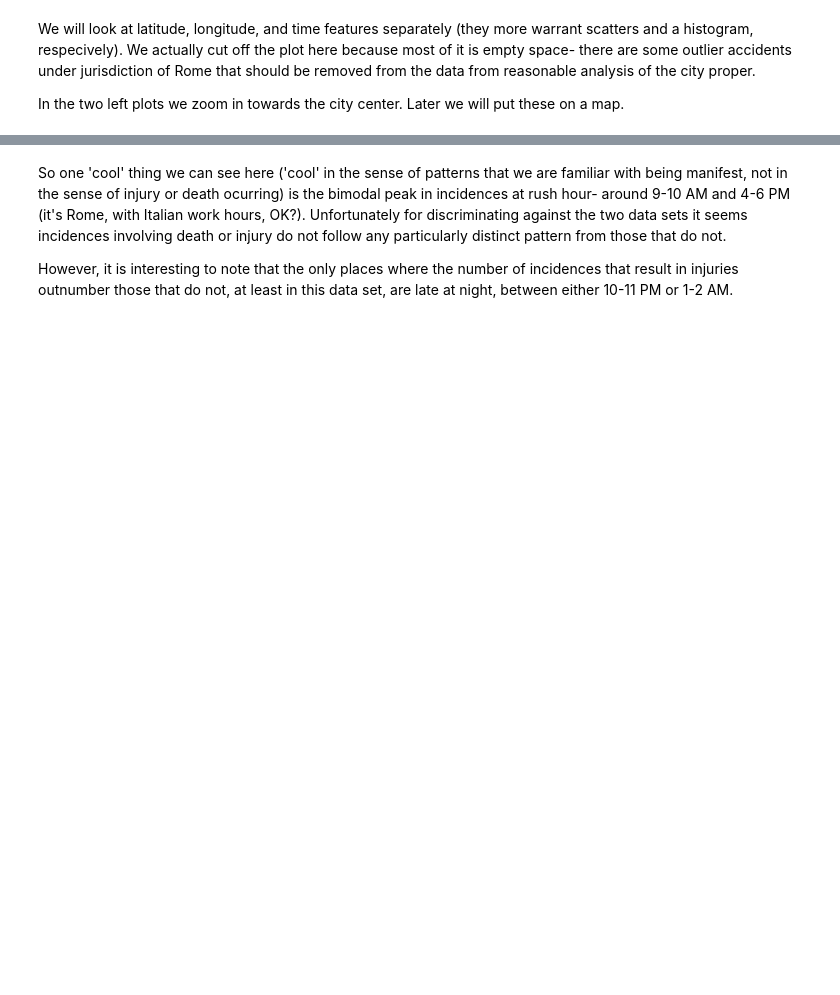
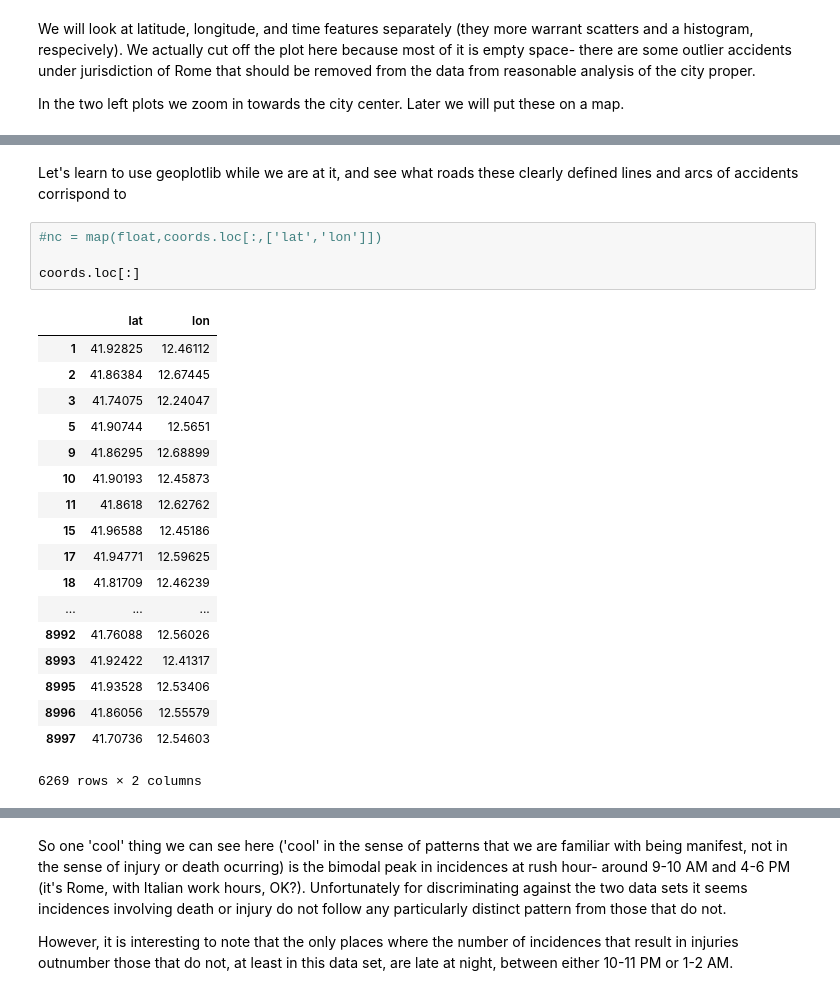
Before and after one commit to riemannzetagambit/roma-traffic-incidents, a Jupyter notebook: incidenti_stradali_analysis.ipynb, the cells around one changed output, grey strips where cells are left out. Cells and saved outputs as stored; diff of their text form; blank space fills up the shorter version.

```diff
--- a/incidenti_stradali_analysis.ipynb
+++ b/incidenti_stradali_analysis.ipynb
@@ -225,2 +320,27 @@ a[1,2].set_ylim(12.45,12.55)
+# %% [markdown]
+Let's learn to use geoplotlib while we are at it, and see what roads these clearly defined lines and arcs of accidents corrispond to
+# %%
+#nc = map(float,coords.loc[:,['lat','lon']])
+
+coords.loc[:]
+# %% [output]
+|  | lat | lon |
+| 1 | 41.92825 | 12.46112 |
+| 2 | 41.86384 | 12.67445 |
+| 3 | 41.74075 | 12.24047 |
+| 5 | 41.90744 | 12.5651 |
+| 9 | 41.86295 | 12.68899 |
+| 10 | 41.90193 | 12.45873 |
+| 11 | 41.8618 | 12.62762 |
+| 15 | 41.96588 | 12.45186 |
+| 17 | 41.94771 | 12.59625 |
+| 18 | 41.81709 | 12.46239 |
+| ... | ... | ... |
+| 8992 | 41.76088 | 12.56026 |
+| 8993 | 41.92422 | 12.41317 |
+| 8995 | 41.93528 | 12.53406 |
+| 8996 | 41.86056 | 12.55579 |
+| 8997 | 41.70736 | 12.54603 |
+6269 rows × 2 columns
 # %% [markdown]
 We can also plot the incidences as a function of the time of day. Below we construct histograms for the two categories (no harm done in incident versus incidences with injury and/or death).
```
Also changed, not shown: parts of 18 cells of this notebook.
